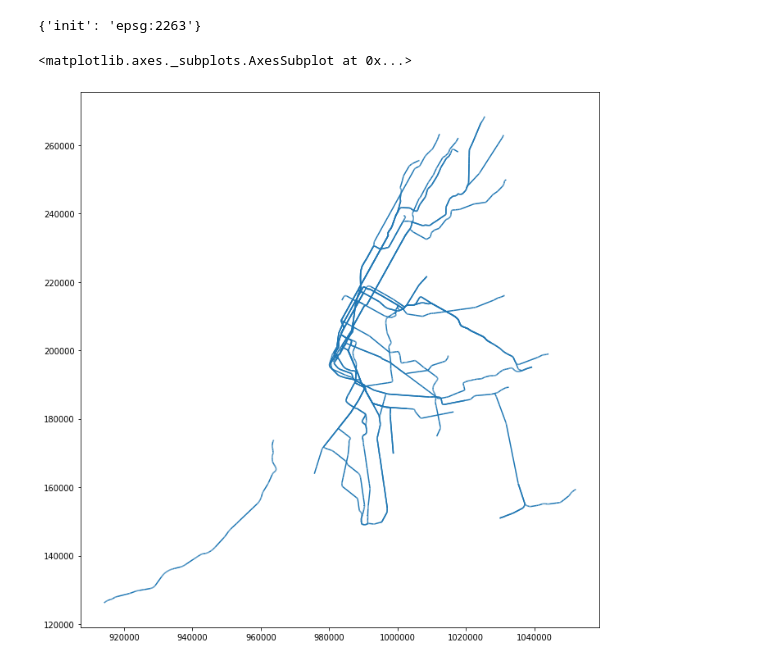
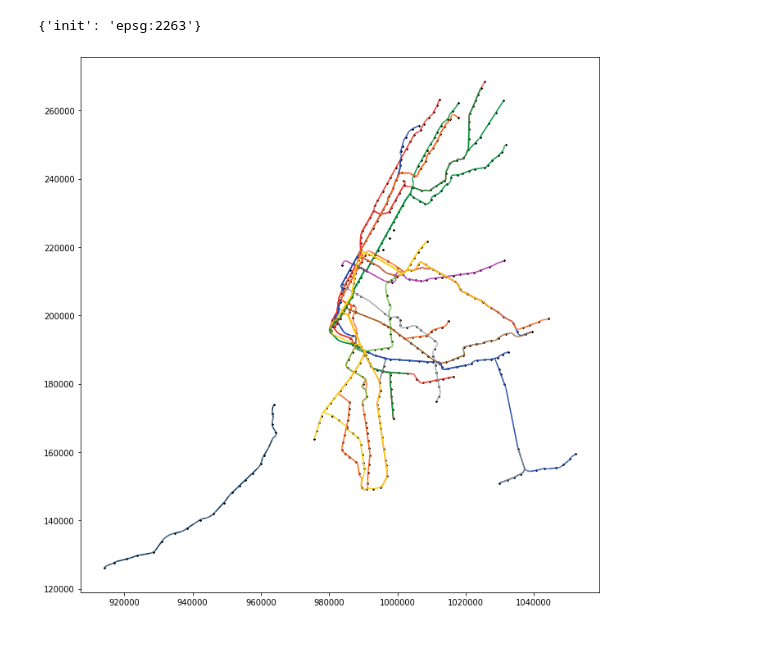
Before and after one commit to anastasiaclark/MTA-Mass-Transit, a Jupyter notebook: main.ipynb, the cells around one changed output. Cells and saved outputs as stored; diff of their text form; code cells hidden in the pictures.

```diff
--- a/main.ipynb
+++ b/main.ipynb
@@ -45,4 +47,5 @@ Created subway entrances shapefiles
 import geopandas as gpd
 import matplotlib.pyplot as plt
 # %%
-nyc_routes=gpd.read_file(f'./{folder}/shapes/routes_nyc_subway_{folder.lower()}.shp')
+routes_subway=gpd.read_file(f'./{folder}/shapes/routes_nyc_subway_{folder.lower()}.shp')
+stops_subway=gpd.read_file(f'./{folder}/shapes/stops_nyc_subway_{folder.lower()}.shp')
@@ -51,7 +72,14 @@ nyc_routes.crs
 # %% [output]
 {'init': 'epsg:2263'}
-# %%
-nyc_routes.plot(figsize=(12,12))
-# %% [output]
-<matplotlib.axes._subplots.AxesSubplot at 0x...>
-[figure, removed]
+# %%
+def plotRoutesAndStops(ax, routes, stops):
+    #plot each color group
+    for color in list(routes.color.unique()):
+        routes[routes.color == color].plot(color= color, ax = ax)
+    #plot subway stops
+        stops.plot(color = 'black', ax = ax,  markersize = 0.5)
+
+fig, ax = plt.subplots(figsize=(12,12))
+plotRoutesAndStops(ax, routes_subway, stops_subway)
+# %% [output]
+[figure, added]
```
Also changed, not shown: parts of 8 cells of this notebook.
